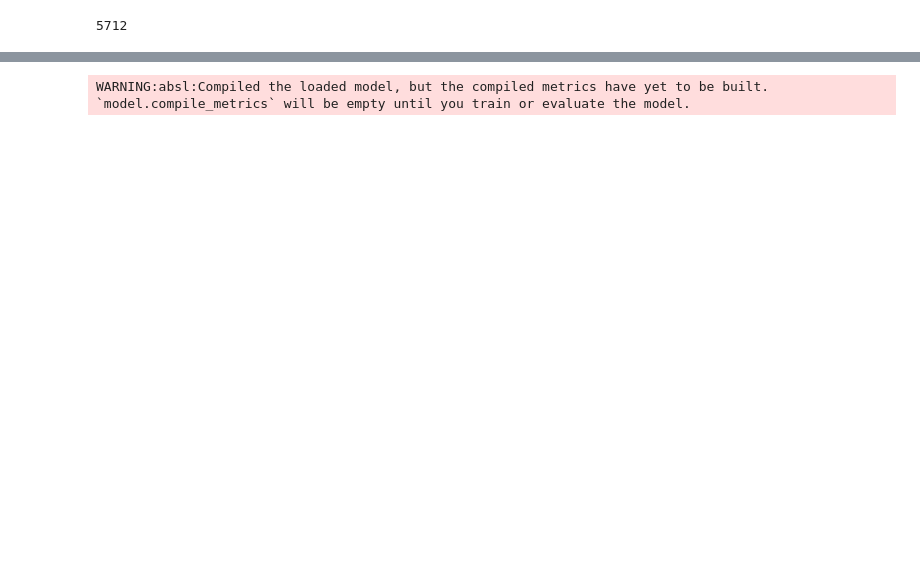
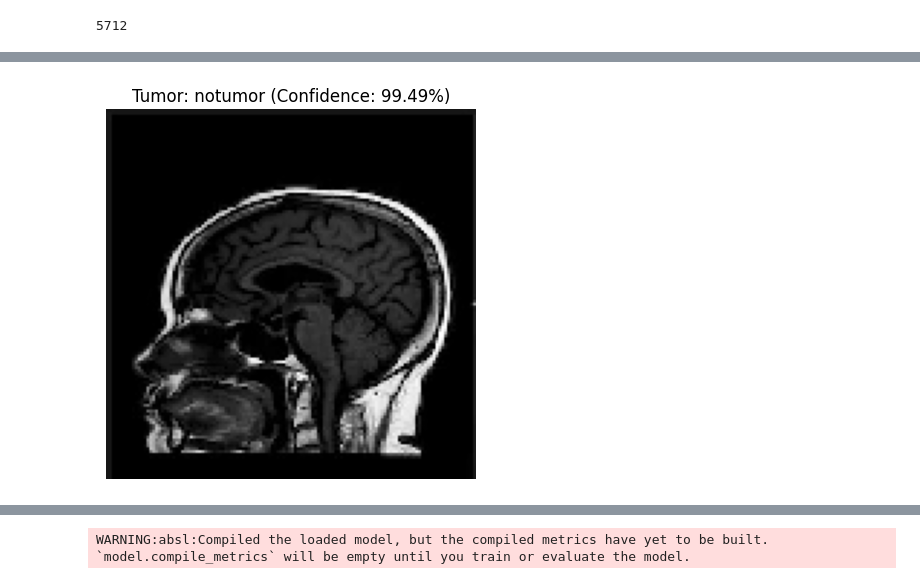
Before and after one commit to KotraHaridutt/Brain-Tumor-Classification, a Jupyter notebook: Brain_tumor_detection.ipynb, the cells around one changed output, grey strips where cells are left out. Saved outputs shown, nothing was run; the diff lists cells and outputs as text; code cells hidden in the pictures; blank space fills up the shorter version.

```diff
--- a/Brain_tumor_detection.ipynb
+++ b/Brain_tumor_detection.ipynb
@@ -149,0 +228,29 @@ Epoch 5/5
+# %%
+# Example usage of your updated prediction function
+from tensorflow.keras.preprocessing.image import load_img, img_to_array
+
+# You can get the class labels programmatically from the generator
+class_labels = list(train_generator.class_indices.keys())
+
+def detect_and_display(img_path, model, image_size=128, class_labels=class_labels):
+    # Load and preprocess the image (ONLY RESCALE)
+    img = load_img(img_path, target_size=(image_size, image_size))
+    img_array = img_to_array(img) / 255.0
+    img_array = np.expand_dims(img_array, axis=0)
+
+    # Make a prediction
+    predictions = model.predict(img_array)
+    predicted_class_index = np.argmax(predictions, axis=1)[0]
+    confidence_score = np.max(predictions, axis=1)[0]
+    result = f"Tumor: {class_labels[predicted_class_index]}"
+
+    # Display the image
+    plt.imshow(img)
+    plt.axis('off')
+    plt.title(f"{result} (Confidence: {confidence_score * 100:.2f}%)")
+    plt.show()
+
+# Example usage
+image_path = '/content/drive/MyDrive/Te-noTr_0004.jpg'
+detect_and_display(image_path, best_model)
+# %% [output]
@@ -150,3 +258,4 @@ Epoch 5/5
+[figure, added]
 # %%
 plt.figure(figsize=(8,4))
 plt.grid(True)
```
Also changed, not shown: parts of 18 cells of this notebook.
